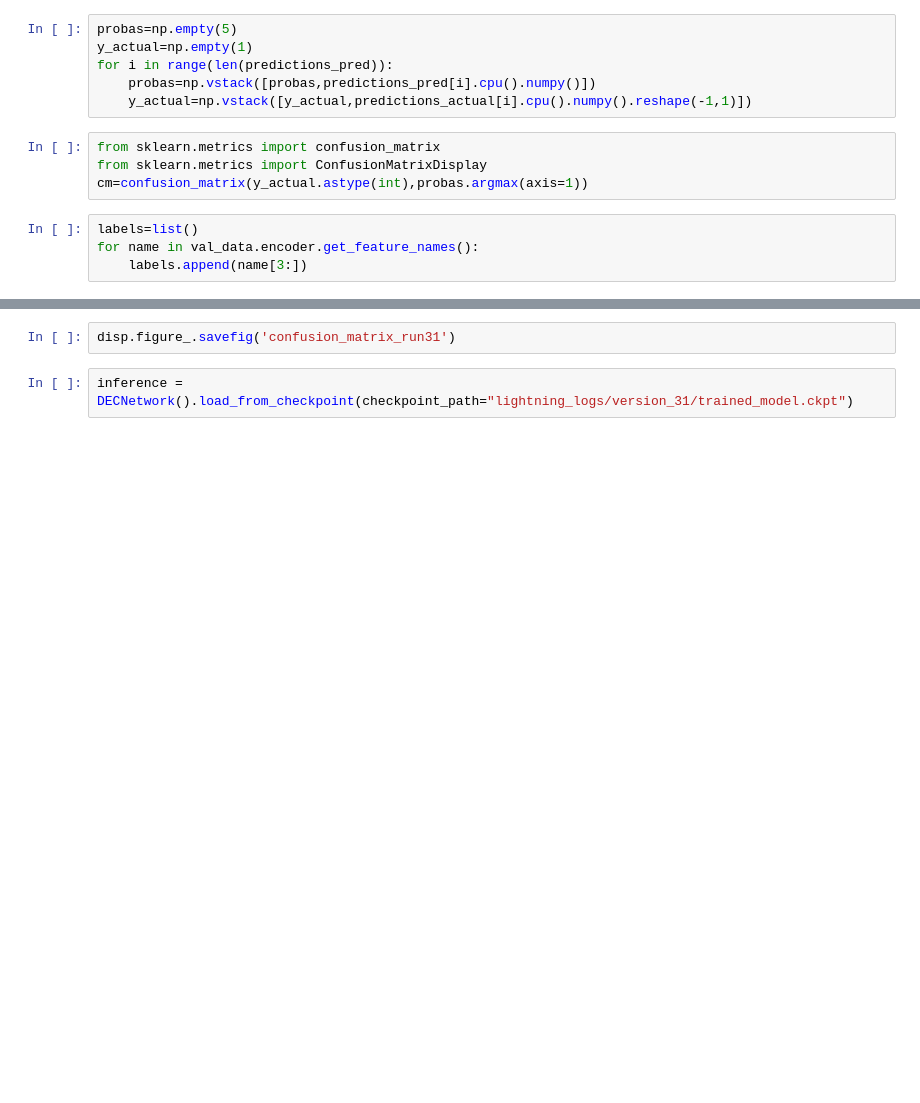
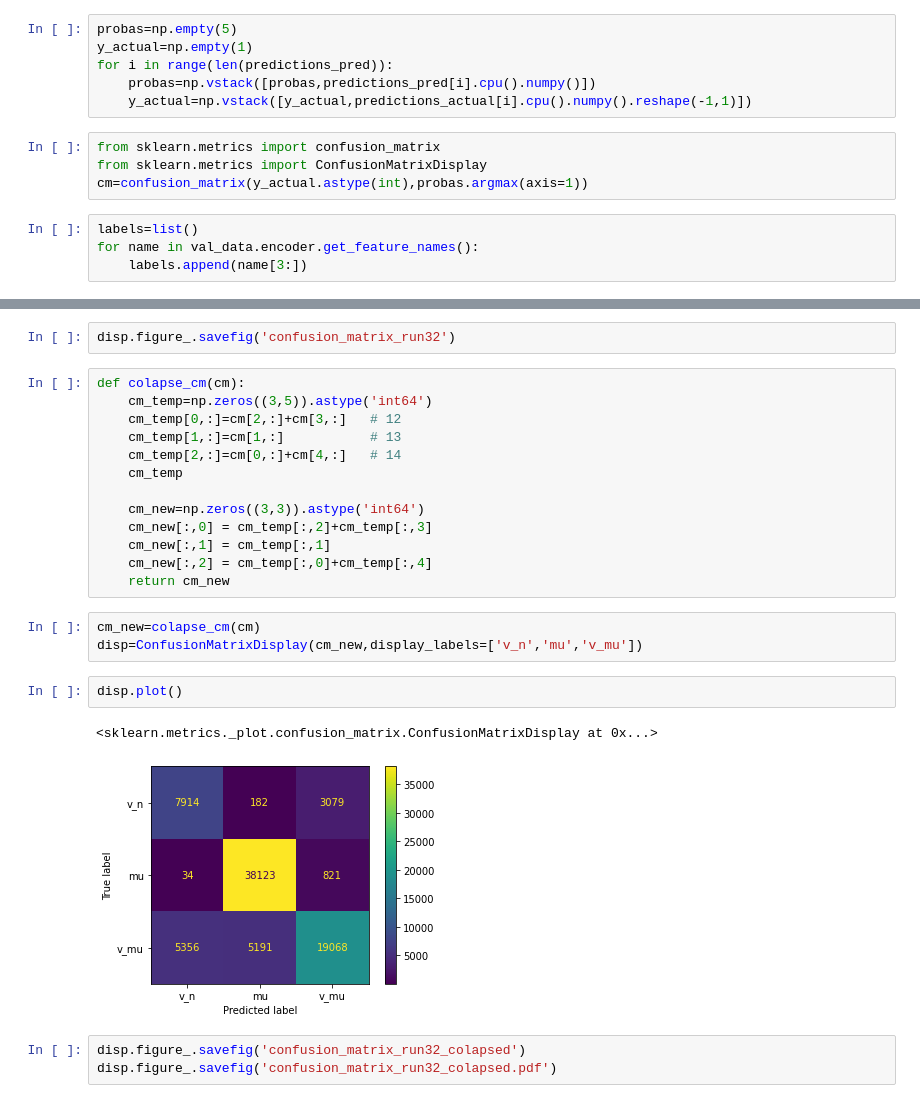
Before and after one commit to LaurensSchinkelshoek/PCQI, a Jupyter notebook: classification.ipynb, the cells around one changed output, grey strips where cells are left out. Saved outputs shown, nothing was run; the diff lists cells and outputs as text; blank space fills up the shorter version.

```diff
--- a/classification.ipynb
+++ b/classification.ipynb
@@ -364,4 +558,26 @@ array([[ 1040,  3065,  2317,     1,  8206],
 # %%
-disp.figure_.savefig('confusion_matrix_run31')
+disp.figure_.savefig('confusion_matrix_run32')
+# %%
+def colapse_cm(cm):
+    cm_temp=np.zeros((3,5)).astype('int64')
+    cm_temp[0,:]=cm[2,:]+cm[3,:]   # 12
+    cm_temp[1,:]=cm[1,:]           # 13
+    cm_temp[2,:]=cm[0,:]+cm[4,:]   # 14
+    cm_temp
+
+    cm_new=np.zeros((3,3)).astype('int64')
+    cm_new[:,0] = cm_temp[:,2]+cm_temp[:,3]
+    cm_new[:,1] = cm_temp[:,1]
+    cm_new[:,2] = cm_temp[:,0]+cm_temp[:,4]
+    return cm_new
 # %%
-inference = DECNetwork().load_from_checkpoint(checkpoint_path="lightning_logs/version_31/trained_model.ckpt")
+cm_new=colapse_cm(cm)
+disp=ConfusionMatrixDisplay(cm_new,display_labels=['v_n','mu','v_mu'])
+# %%
+disp.plot()
+# %% [output]
+<sklearn.metrics._plot.confusion_matrix.ConfusionMatrixDisplay at 0x...>
+[figure, added]
+# %%
+disp.figure_.savefig('confusion_matrix_run32_colapsed')
+disp.figure_.savefig('confusion_matrix_run32_colapsed.pdf')
```
Also changed, not shown: parts of 18 cells of this notebook, 58 other files.
